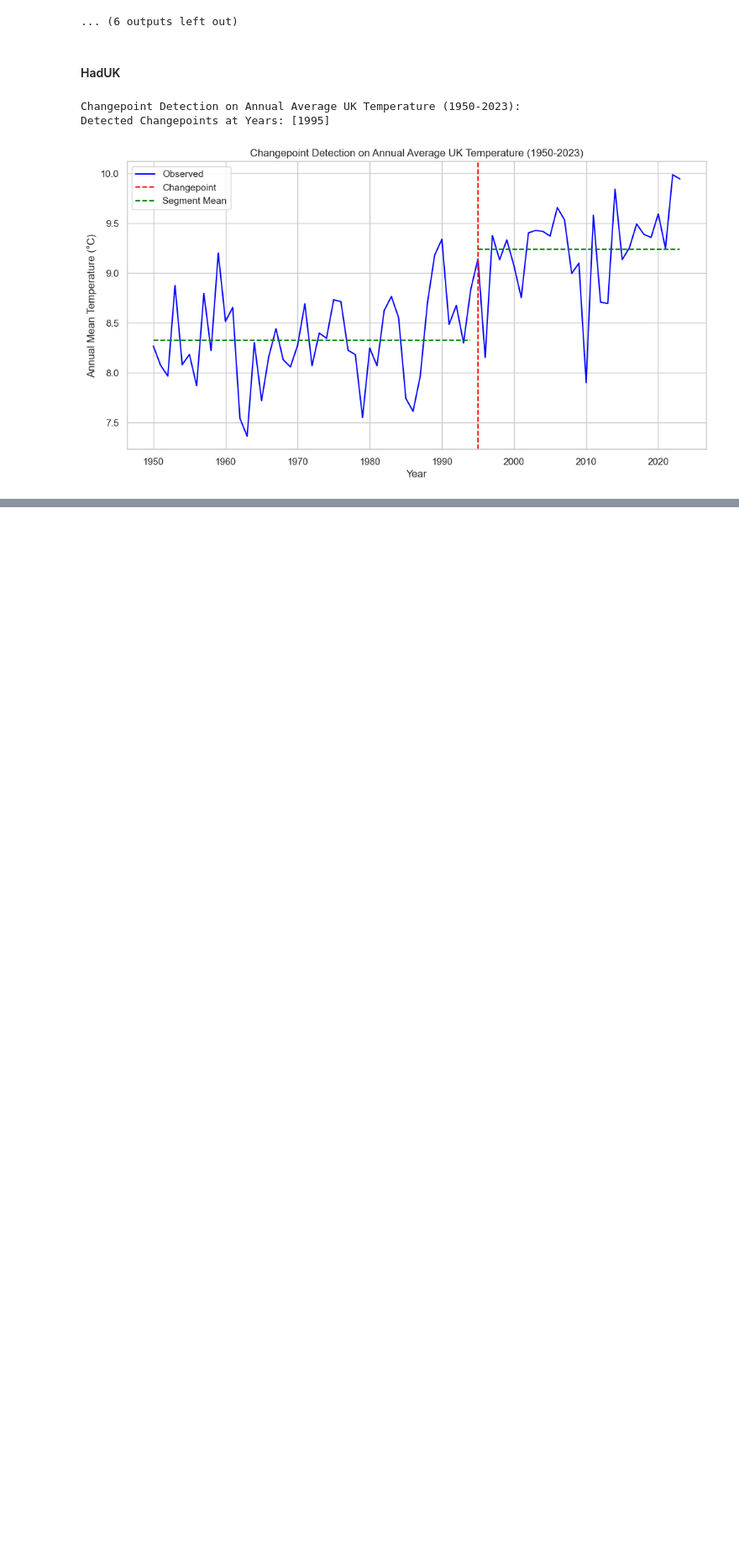
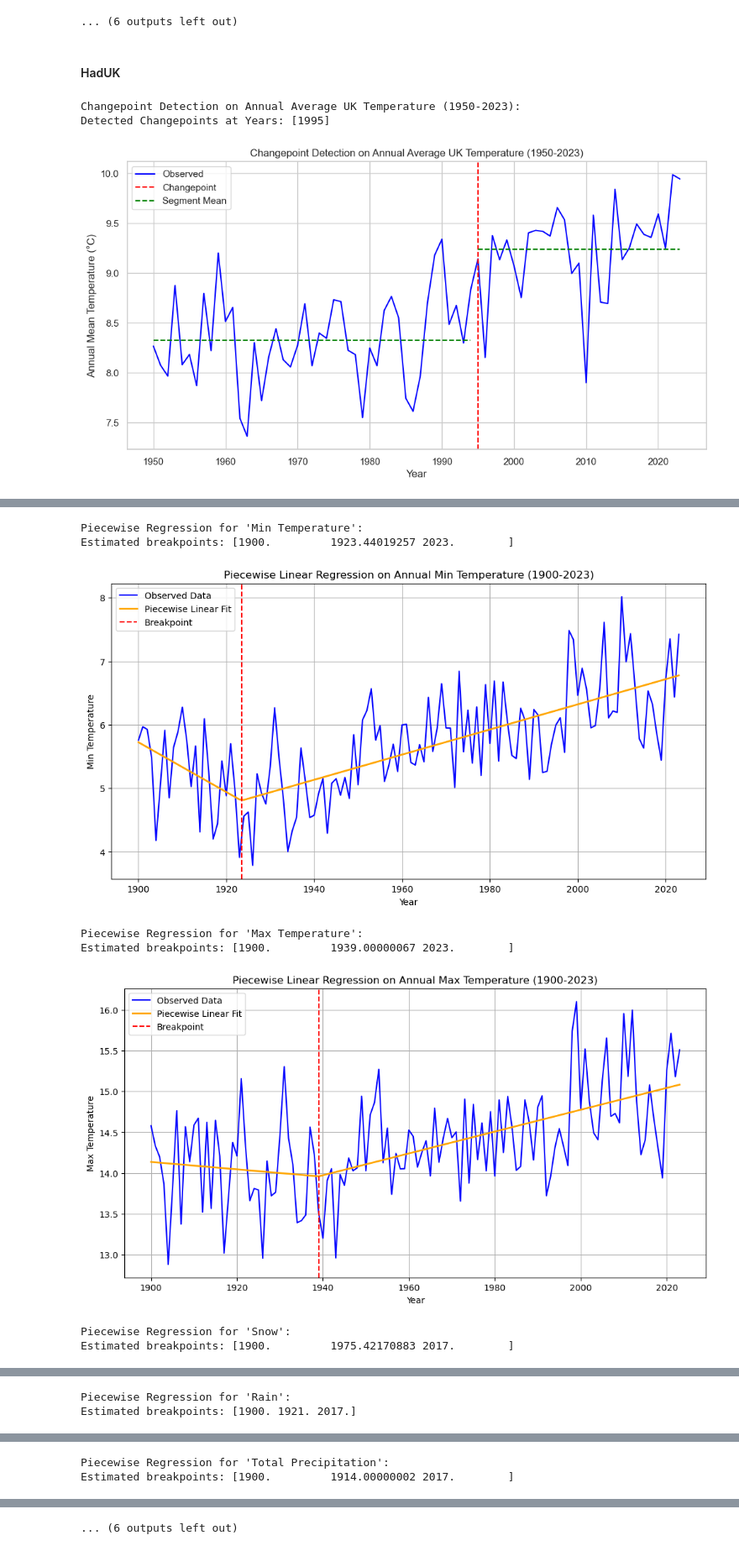
Before and after one commit to mazx7/MSc, a Jupyter notebook: Statistical Change Point Detection.ipynb, the cells around one changed output, grey strips where cells are left out. Shown at 84% size. Drawn from its saved outputs; the diff is of its cells as text; code cells hidden in the pictures; blank space fills up the shorter version.

```diff
--- a/Statistical Change Point Detection.ipynb
+++ b/Statistical Change Point Detection.ipynb
@@ -384,0 +391,66 @@ Detected Changepoints at Years: [1995]
+# %%
+import pandas as pd
+import numpy as np
+import matplotlib.pyplot as plt
+from sklearn.linear_model import LinearRegression
+import pwlf
+
+ecws_data = pd.read_csv('AHCCD_CONFINED.csv')
+ecws_data['Year'] = pd.to_numeric(ecws_data['Year'], errors='coerce')
+ecws_data = ecws_data.dropna(subset=['Year'])
+
+start_year = 1900
+end_year = 2023
+
+variable_types = ecws_data['Value Type'].unique()
+
+for var_type in variable_types:
+    data_subset = ecws_data[ecws_data['Value Type'] == var_type]
+    data_subset = data_subset[(data_subset['Year'] >= start_year) & (data_subset['Year'] <= end_year)]
+    yearly_avg = data_subset.groupby('Year').mean(numeric_only=True).reset_index()
+    if len(yearly_avg) < 10:
+        print(f"Not enough data for {var_type}")
+        continue
+
+    years = yearly_avg['Year'].values
+    y = yearly_avg.iloc[:, 1:].mean(axis=1).value #mean value for each year
+    valid_indices = ~np.isnan(y)#removing nans from y and years
+    y_clean = y[valid_indices]
+    years_clean = years[valid_indices]
+    if len(y_clean) < 10:
+        print(f"Not enough valid data for {var_type}")
+        continue
+
+    print(f"\nPiecewise Regression for '{var_type}':")
+    try:
+        n_segments = 2
+        my_pwlf = pwlf.PiecewiseLinFit(years_clean, y_clean)#piecewise regression fit
+        breakpoints = my_pwlf.fit(n_segments) #gets year of breakpoint
+        y_hat = my_pwlf.predict(years_clean)
+
+        print(f"Estimated breakpoints: {breakpoints}")
+
+        plt.figure(figsize=(12, 6))
+        plt.plot(years_clean, y_clean, label='Observed Data', color='blue')
+        plt.plot(years_clean, y_hat, label='Piecewise Linear Fit', color='orange', linewidth=2)
+
+        for bp in breakpoints[1:-1]:
+            plt.axvline(x=bp, color='red', linestyle='--', label='Breakpoint' if bp == breakpoints[1] else "")
+        plt.title(f'Piecewise Linear Regression on Annual {var_type} ({start_year}-{end_year})')
+        plt.xlabel('Year')
+        plt.ylabel(var_type)
+        plt.legend()
+        plt.grid(True)
+        plt.show()
+
+    except Exception as e:
+        print(f"An error occurred for '{var_type}': {e}")
+# %% [output]
+Piecewise Regression for 'Min Temperature':
+Estimated breakpoints: [1900.         1923.44019257 2023.        ]
+[figure, added]
+Piecewise Regression for 'Max Temperature':
+Estimated breakpoints: [1900.         1939.00000067 2023.        ]
+[figure, added]
+Piecewise Regression for 'Snow':
+Estimated breakpoints: [1900.         1975.42170883 2017.        ]
@@ -384,0 +458,2 @@ Detected Changepoints at Years: [1995]
+Piecewise Regression for 'Rain':
+Estimated breakpoints: [1900. 1921. 2017.]
@@ -384,0 +461,2 @@ Detected Changepoints at Years: [1995]
+Piecewise Regression for 'Total Precipitation':
+Estimated breakpoints: [1900.         1914.00000002 2017.        ]
@@ -384,0 +467 @@ Detected Changepoints at Years: [1995]
+... (6 outputs left out)
```
Also changed, not shown: parts of 7 cells of this notebook.
